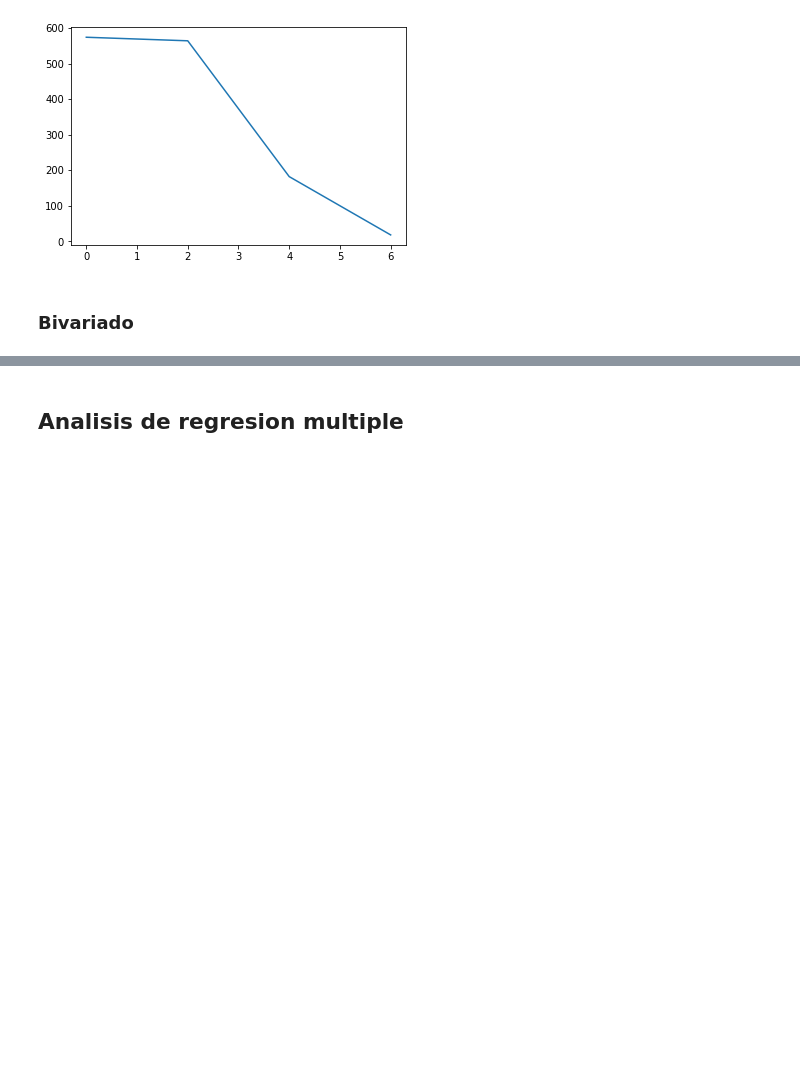
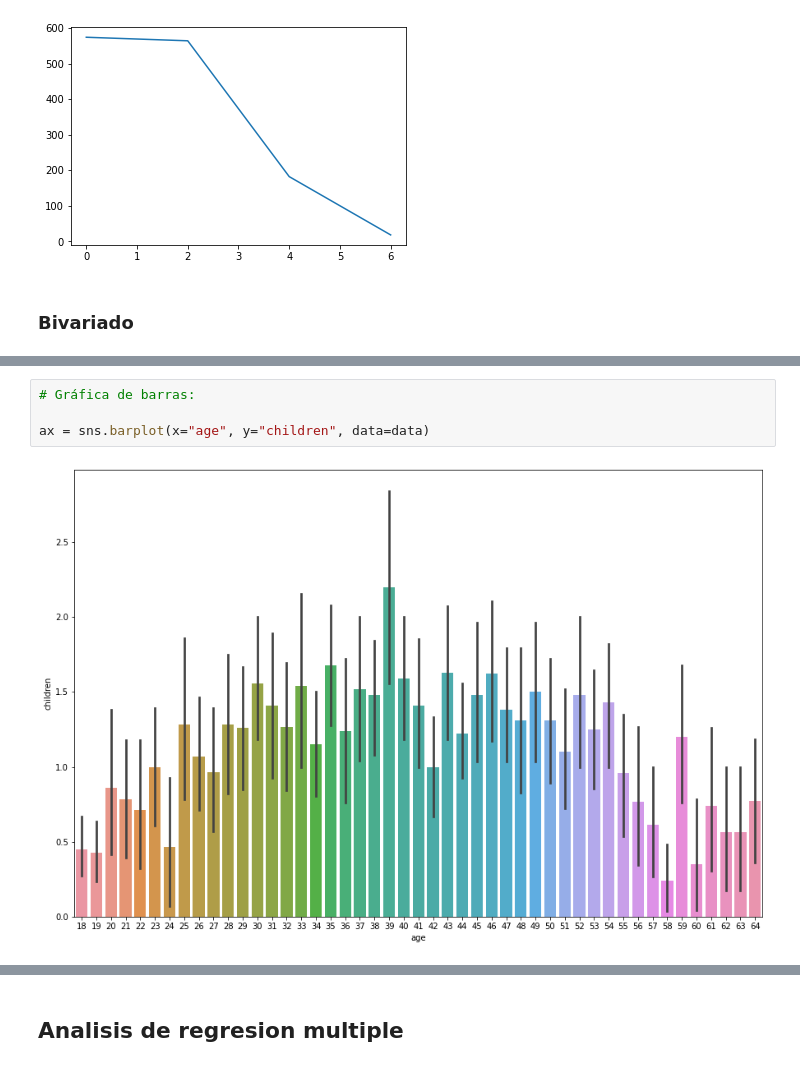
Before and after one commit to drmorales4/proyectoRegresion_BIM2, a Jupyter notebook: proyectoBIM2_medicalCostPersonal.ipynb, the cells around one changed output, grey strips where cells are left out. Saved outputs shown, nothing was run; the diff lists cells and outputs as text; blank space fills up the shorter version.

```diff
--- a/proyectoBIM2_medicalCostPersonal.ipynb
+++ b/proyectoBIM2_medicalCostPersonal.ipynb
@@ -450,0 +513,6 @@ plt.plot(bins[:-1]+1, counts)
+# %%
+# Gráfica de barras:
+
+ax = sns.barplot(x="age", y="children", data=data)
+# %% [output]
+[figure, added]
```
Also changed, not shown: parts of 12 cells of this notebook, 1 other file.
